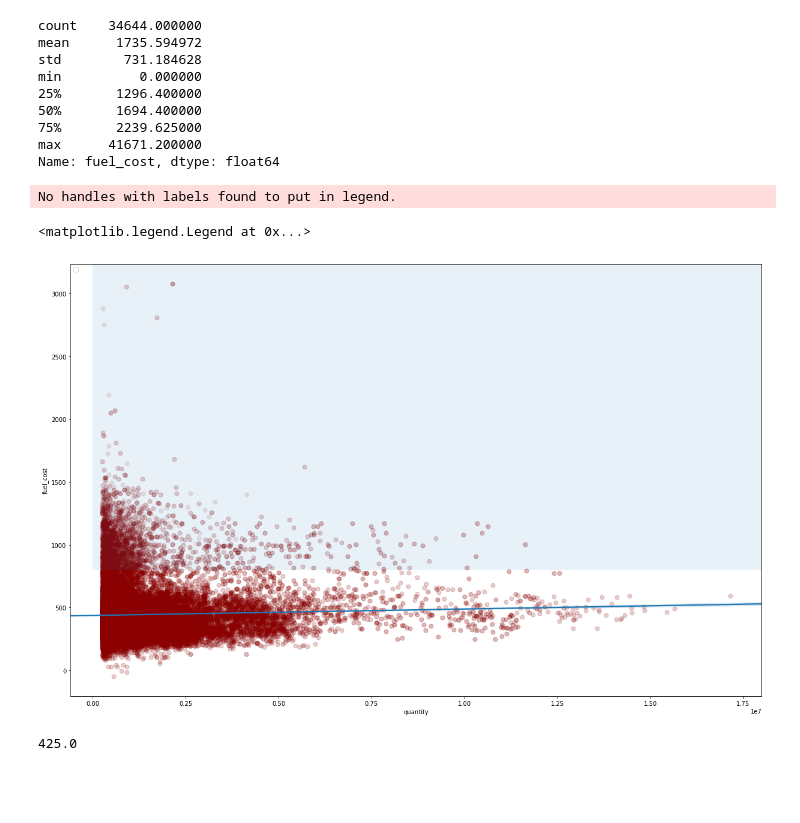
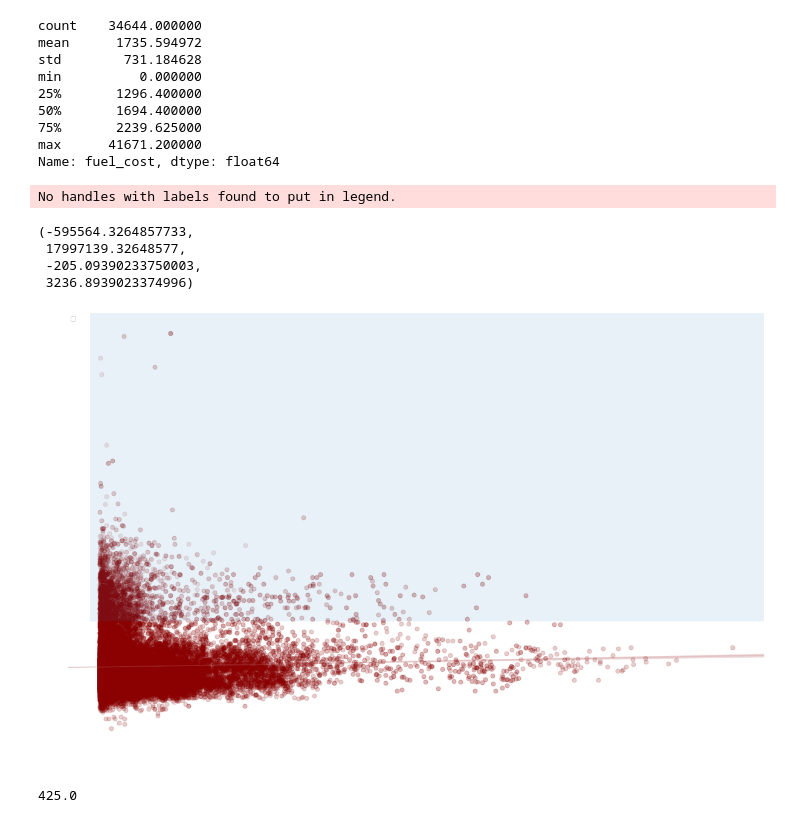
Before and after one commit to ortsed/eia-fuel-costs, a Jupyter notebook: 7-Analysis-and-Viz.ipynb, the cells around one changed output. Saved outputs shown, nothing was run; the diff lists cells and outputs as text; code cells hidden in the pictures; blank space fills up the shorter version.

```diff
--- a/7-Analysis-and-Viz.ipynb
+++ b/7-Analysis-and-Viz.ipynb
@@ -137,22 +142,28 @@ Name: fuel_cost, dtype: float64
 # %%
 df2 = df[(df.quantity > 250000) & (df["fuel_group"] == "Natural Gas")]
 
 fig = plt.figure(figsize=(16,10))
 ax=fig.add_axes([0,0,1,1])
 
 rect = patches.Rectangle((0, 800),21000000,2700,linewidth=0,edgecolor='r', zorder=1, alpha=.1)
 
-sns.regplot(x="quantity", y="fuel_cost", data=df2, scatter_kws={"color":"darkred","alpha":0.1,"s":50})
+a1 = sns.regplot(x="quantity", y="fuel_cost", data=df2, line_kws={"color":"darkred","alpha":0.1,}, scatter_kws={"color":"darkred","alpha":0.1,"s":50})
+
+
 
 # Add the patch to the Axes
 ax.add_patch(rect)
 plt.legend()
+plt.axis('off')
 
-plt.title("Natural Gas Fuel Cost vs. Quantity Purchased")
+#plt.title("Natural Gas Fuel Cost vs. Quantity Purchased")
 # %% [output]
 No handles with labels found to put in legend.
-<matplotlib.legend.Legend at 0x...>
+(-595564.3264857733,
+ 17997139.32648577,
+ -205.09390233750003,
+ 3236.8939023374996)
-[figure, old version]
+[figure, new version]
 # %%
 df2.fuel_cost.median()
 # %% [output]
```
Also changed, not shown: parts of 13 cells of this notebook, 18 other files.
